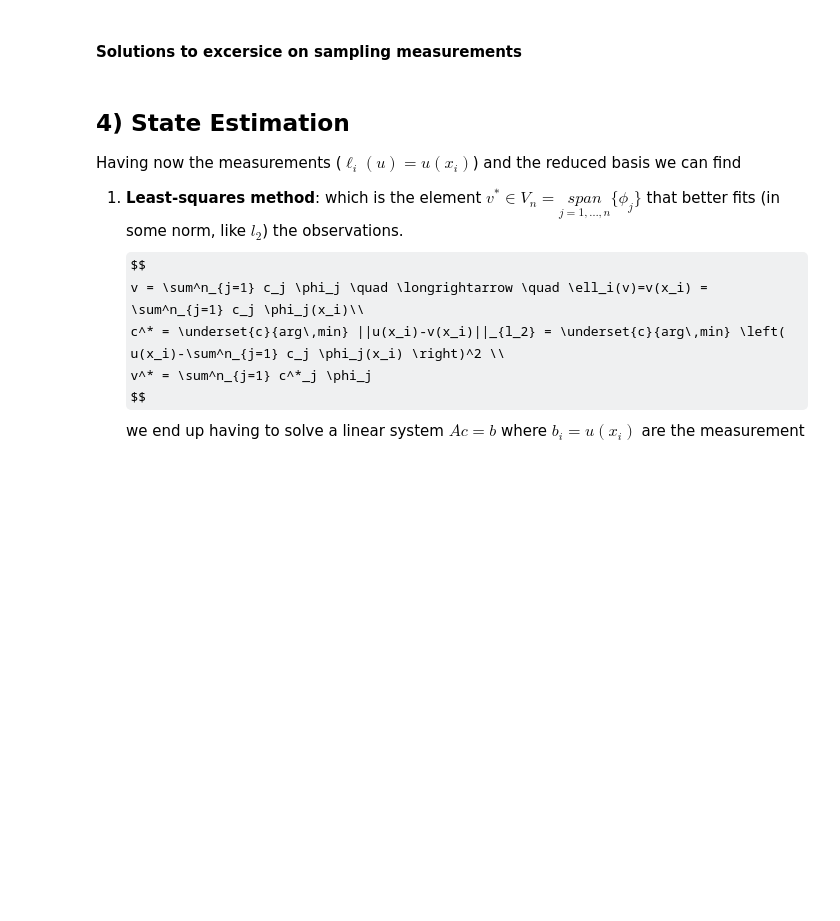
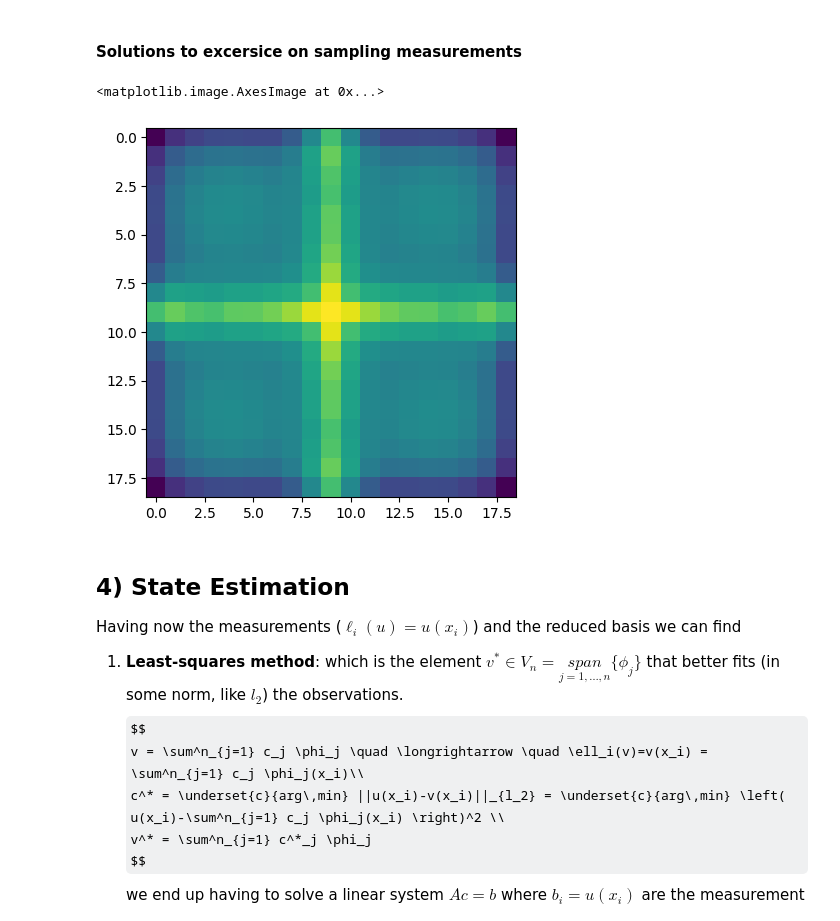
Before and after one commit to agussomacal/ROMHighContrast, a Jupyter notebook: src/notebooks/InverseProblemPipeline.ipynb, the cells around one changed output. Drawn from its saved outputs; the diff is of its cells as text; code cells hidden in the pictures; some formulas as TeX source; blank space fills up the shorter version.

Commit message:
Plots for presentation.

```diff
--- a/src/notebooks/InverseProblemPipeline.ipynb
+++ b/src/notebooks/InverseProblemPipeline.ipynb
@@ -507,6 +493,18 @@ def measurements_sampling_method_optimal(number_of_measures, xlim, ylim, basis,
     weights /= np.sum(weights)
     # sample using the measure given by the inverse_christoffel_function of the basis.
     return measurement_points[np.random.choice(len(measurement_points), size=number_of_measures, p=weights, replace=False)]
+# %%
+# plot of christoffel function
+x, y = np.meshgrid(sm.points_r[1:-1], sm.points_c[1:-1])
+measurement_points = np.concatenate([x.reshape((-1,1)), y.reshape((-1,1))], axis=1)
+weights = inverse_christoffel_function(reduced_basis_dict["PCA"], sm, measurement_points)
+weights /= np.sum(weights)
+
+
+plt.imshow(np.log10(weights.reshape(19, 19)))
+# %% [output]
+<matplotlib.image.AxesImage at 0x...>
+[figure, added]
 # %%
 measurements_sampling_method_dict = {
     "Random": measurements_sampling_method_uniform,
```
Also changed, not shown: parts of 6 cells of this notebook, 2 other files.
